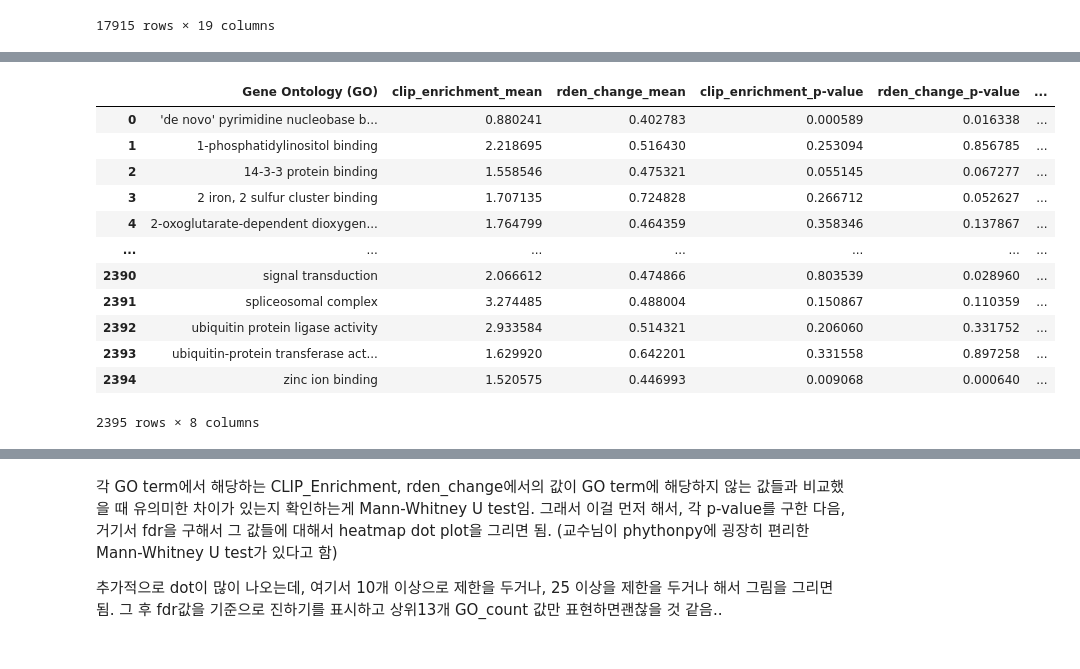
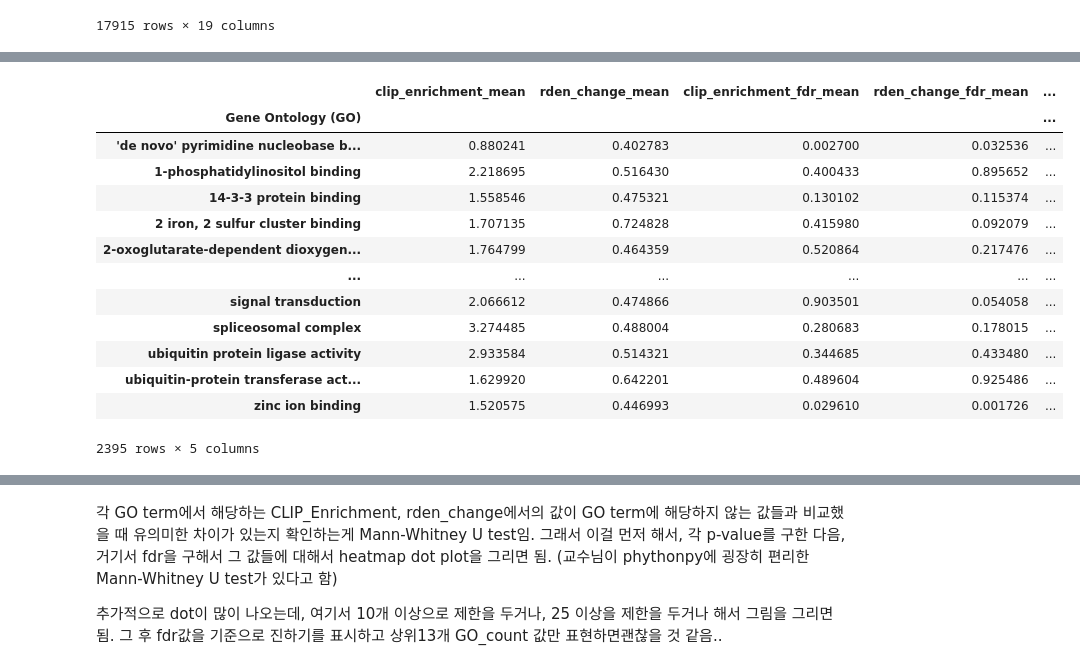
Before and after one commit to JungseoChoi/CJSbioinformatics, a Jupyter notebook: bioinformatics_project.ipynb, the cells around one changed output, grey strips where cells are left out. Saved outputs shown, nothing was run; the diff lists cells and outputs as text; code cells hidden in the pictures.

```diff
--- a/bioinformatics_project.ipynb
+++ b/bioinformatics_project.ipynb
@@ -213,8 +189,9 @@ merged_GO
 | 17914 | chrM | 13552 | 14070 | - | 519 | 1666 | 0 | 1976 | ... |
 17915 rows × 19 columns
 # %%
-#merged_GO에서 원하는 column만 보이게.
+#merged_GO에서 원하는 column만 보이게 하고, NaN으로 표시된 GO term 행은 삭제.
 subsets_GO = merged_GO[['gene_id', 'clip_enrichment', 'rden_change', 'Gene Ontology (GO)']].set_index('gene_id')
+subsets_GO = subsets_GO.dropna(subset=['Gene Ontology (GO)'])
 subsets_GO
 # %% [output]
 |  | clip_enrichment | rden_change | Gene Ontology (GO) |
@@ -255,6 +232,7 @@ subsets_GO
 # %%
 # Gene ontology (GO)에서 ';'을 기준으로 새로운 행으로 만들기 ##여기서 너무 많은 행이 생김.단순화 할 수 있는 방법이 없을까?
 subsets_GO = subsets_GO.assign(**{'Gene Ontology (GO)': subsets_GO['Gene Ontology (GO)'].str.split(';')}).explode('Gene Ontology (GO)')
+subsets_GO['Gene Ontology (GO)'] = subsets_GO['Gene Ontology (GO)'].str.strip() # 앞 뒤로 공백 있는 것 제거.
 subsets_GO
 # %% [output]
 |  | clip_enrichment | rden_change | Gene Ontology (GO) |
@@ -374,0 +346,9 @@ filtered_subsets_GO
+# %%
+GO_heatmap = pd.DataFrame()
+GO_heatmap['Gene Ontology (GO)'] = filtered_subsets_GO.groupby('Gene Ontology (GO)')['Gene Ontology (GO)'].first().index
+GO_heatmap['clip_enrichment_mean'] = filtered_subsets_GO.groupby('Gene Ontology (GO)')['clip_enrichment'].mean().values
+GO_heatmap['rden_change_mean'] = filtered_subsets_GO.groupby('Gene Ontology (GO)')['rden_change'].mean().values
+GO_heatmap['clip_enrichment_fdr_mean'] = filtered_subsets_GO.groupby('Gene Ontology (GO)')['clip_enrichment_fdr'].mean().values
+GO_heatmap['rden_change_fdr_mean'] = filtered_subsets_GO.groupby('Gene Ontology (GO)')['rden_change_fdr'].mean().values
+GO_heatmap['GO_count'] = filtered_subsets_GO.groupby('Gene Ontology (GO)').size().values
+GO_heatmap
@@ -375,28 +405,27 @@ filtered_subsets_GO
 # %%
 # Gene Ontology (GO) 값이 같은 행들을 그룹화하고 그룹화한 행의 개수, clip_enrichment와 rden_change의 평균값 계산
-GO_heatmap = filtered_subsets_GO.groupby(
-    'Gene Ontology (GO)').agg({'clip_enrichment': 'mean', 'rden_change': 'mean', 'clip_enrichment_p-value': 'mean','rden_change_p-value':'mean', 'clip_enrichment_fdr': 'mean','rden_change_fdr':'mean'}).reset_index()
+GO_heatmap_ = filtered_subsets_GO.groupby(
+    'Gene Ontology (GO)').agg( { 'clip_enrichment': 'mean', 'rden_change': 'mean', 'clip_enrichment_p-value': 'mean',
+                                'rden_change_p-value': 'mean', 'clip_enrichment_fdr': 'mean', 'rden_change_fdr': 'mean'}).reset_index()
+# column이름 새로 넣기
+GO_heatmap_ = GO_heatmap.rename(columns={'clip_enrichment': 'clip_enrichment_mean'})
+GO_heatmap_ = GO_heatmap.rename(columns={'rden_change': 'rden_change_mean'})
 
-# column이름 새로 넣기
-GO_heatmap = GO_heatmap.rename(columns={'clip_enrichment': 'clip_enrichment_mean'})
-GO_heatmap = GO_heatmap.rename(columns={'rden_change': 'rden_change_mean'})
-
-GO_heatmap['GO_count'] = filtered_subsets_GO.groupby('Gene Ontology (GO)').size().values
-
-GO_heatmap.set_index('Gene Ontology (GO)')
-
-GO_heatmap
+GO_heatmap_['GO_count'] = filtered_subsets_GO.groupby('Gene Ontology (GO)').size().values
+GO_heatmap_ = GO_heatmap.set_index('Gene Ontology (GO)')
+GO_heatmap_
 # %% [output]
-|  | Gene Ontology (GO) | clip_enrichment_mean | rden_change_mean | clip_enrichment_p-value | rden_change_p-value | ... |
-| 0 | 'de novo' pyrimidine nucleobase b... | 0.880241 | 0.402783 | 0.000589 | 0.016338 | ... |
-| 1 | 1-phosphatidylinositol binding | 2.218695 | 0.516430 | 0.253094 | 0.856785 | ... |
-| 2 | 14-3-3 protein binding | 1.558546 | 0.475321 | 0.055145 | 0.067277 | ... |
-| 3 | 2 iron, 2 sulfur cluster binding | 1.707135 | 0.724828 | 0.266712 | 0.052627 | ... |
-| 4 | 2-oxoglutarate-dependent dioxygen... | 1.764799 | 0.464359 | 0.358346 | 0.137867 | ... |
-| ... | ... | ... | ... | ... | ... | ... |
-| 2390 | signal transduction | 2.066612 | 0.474866 | 0.803539 | 0.028960 | ... |
-| 2391 | spliceosomal complex | 3.274485 | 0.488004 | 0.150867 | 0.110359 | ... |
-| 2392 | ubiquitin protein ligase activity | 2.933584 | 0.514321 | 0.206060 | 0.331752 | ... |
-| 2393 | ubiquitin-protein transferase act... | 1.629920 | 0.642201 | 0.331558 | 0.897258 | ... |
-| 2394 | zinc ion binding | 1.520575 | 0.446993 | 0.009068 | 0.000640 | ... |
+|  | clip_enrichment_mean | rden_change_mean | clip_enrichment_fdr_mean | rden_change_fdr_mean | ... |
+| Gene Ontology (GO) |  |  |  |  | ... |
+| 'de novo' pyrimidine nucleobase b... | 0.880241 | 0.402783 | 0.002700 | 0.032536 | ... |
+| 1-phosphatidylinositol binding | 2.218695 | 0.516430 | 0.400433 | 0.895652 | ... |
+| 14-3-3 protein binding | 1.558546 | 0.475321 | 0.130102 | 0.115374 | ... |
+| 2 iron, 2 sulfur cluster binding | 1.707135 | 0.724828 | 0.415980 | 0.092079 | ... |
+| 2-oxoglutarate-dependent dioxygen... | 1.764799 | 0.464359 | 0.520864 | 0.217476 | ... |
+| ... | ... | ... | ... | ... | ... |
+| signal transduction | 2.066612 | 0.474866 | 0.903501 | 0.054058 | ... |
+| spliceosomal complex | 3.274485 | 0.488004 | 0.280683 | 0.178015 | ... |
+| ubiquitin protein ligase activity | 2.933584 | 0.514321 | 0.344685 | 0.433480 | ... |
+| ubiquitin-protein transferase act... | 1.629920 | 0.642201 | 0.489604 | 0.925486 | ... |
+| zinc ion binding | 1.520575 | 0.446993 | 0.029610 | 0.001726 | ... |
-2395 rows × 8 columns
+2395 rows × 5 columns
```
Also changed, not shown: parts of 26 cells of this notebook.
